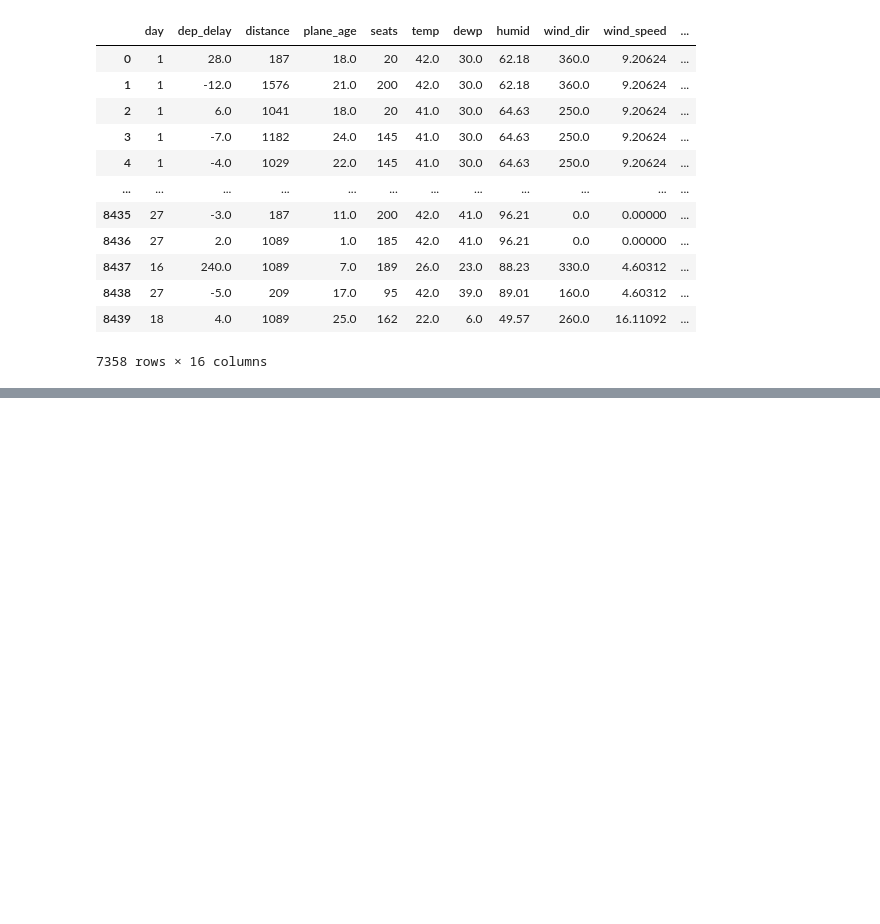
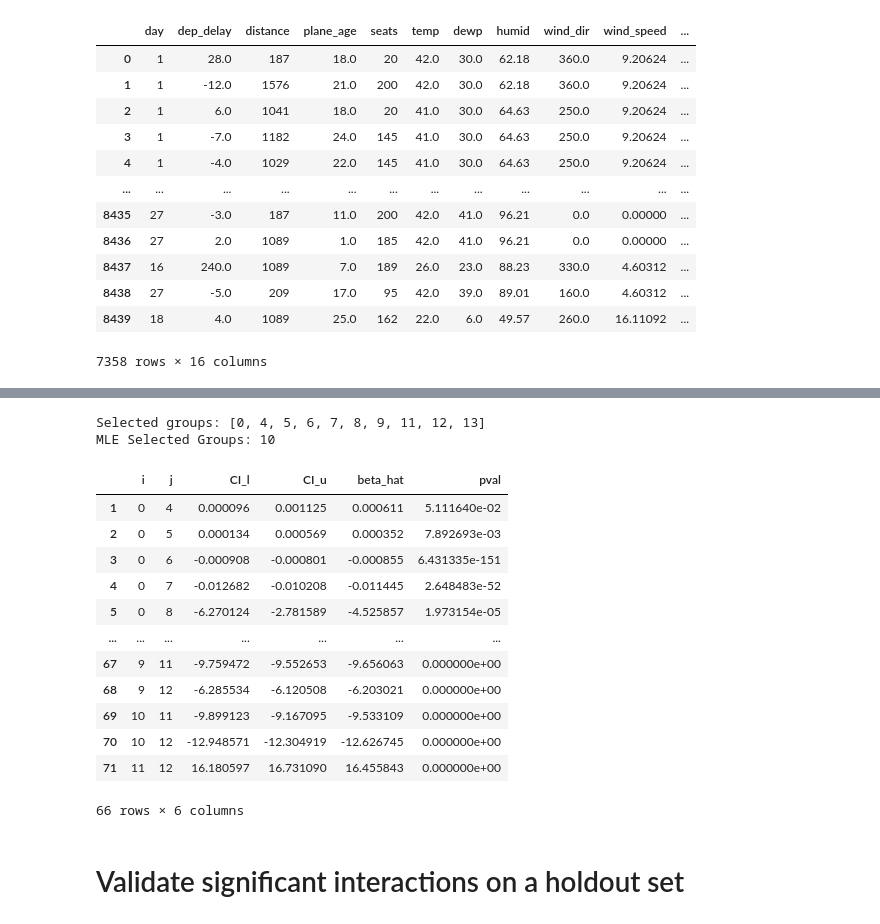
Before and after one commit to yiling-h/SI-Interaction, a Jupyter notebook: selectinf/flights/flights_example.ipynb, the cells around one changed output, grey strips where cells are left out. Cells and saved outputs as stored; diff of their text form; code cells hidden in the pictures; blank space fills up the shorter version.

```diff
--- a/selectinf/flights/flights_example.ipynb
+++ b/selectinf/flights/flights_example.ipynb
@@ -48,0 +151,29 @@ x_train, x_test, y_train, y_test = train_test_split(X, Y, test_size=0.2, random_
+# %%
+result_MLE, nonzero_MLE, selected_groups_MLE\
+    = MLE_inference_real_data(X=design_train, Y=np.array(y_train),
+                              raw_data=np.array(x_train), groups=groups_train,
+                              n_features=x_train.shape[1],
+                              intercept=True, weight_frac=1, level=0.9,
+                              mode="weakhierarchy",
+                              root_n_scaled=False, proportion=0.9)
+# %% [output]
+Selected groups: [0, 4, 5, 6, 7, 8, 9, 11, 12, 13]
+MLE Selected Groups: 10
+# %%
+pd.DataFrame(result_MLE)[pd.DataFrame(result_MLE)['pval'] < 0.1]
+# %% [output]
+|  | i | j | CI_l | CI_u | beta_hat | pval |
+| 1 | 0 | 4 | 0.000096 | 0.001125 | 0.000611 | 5.111640e-02 |
+| 2 | 0 | 5 | 0.000134 | 0.000569 | 0.000352 | 7.892693e-03 |
+| 3 | 0 | 6 | -0.000908 | -0.000801 | -0.000855 | 6.431335e-151 |
+| 4 | 0 | 7 | -0.012682 | -0.010208 | -0.011445 | 2.648483e-52 |
+| 5 | 0 | 8 | -6.270124 | -2.781589 | -4.525857 | 1.973154e-05 |
+| ... | ... | ... | ... | ... | ... | ... |
+| 67 | 9 | 11 | -9.759472 | -9.552653 | -9.656063 | 0.000000e+00 |
+| 68 | 9 | 12 | -6.285534 | -6.120508 | -6.203021 | 0.000000e+00 |
+| 69 | 10 | 11 | -9.899123 | -9.167095 | -9.533109 | 0.000000e+00 |
+| 70 | 10 | 12 | -12.948571 | -12.304919 | -12.626745 | 0.000000e+00 |
+| 71 | 11 | 12 | 16.180597 | 16.731090 | 16.455843 | 0.000000e+00 |
+66 rows × 6 columns
+# %% [markdown]
+# Validate significant interactions on a holdout set
```
Also changed, not shown: parts of 36 cells of this notebook, 26 other files.
